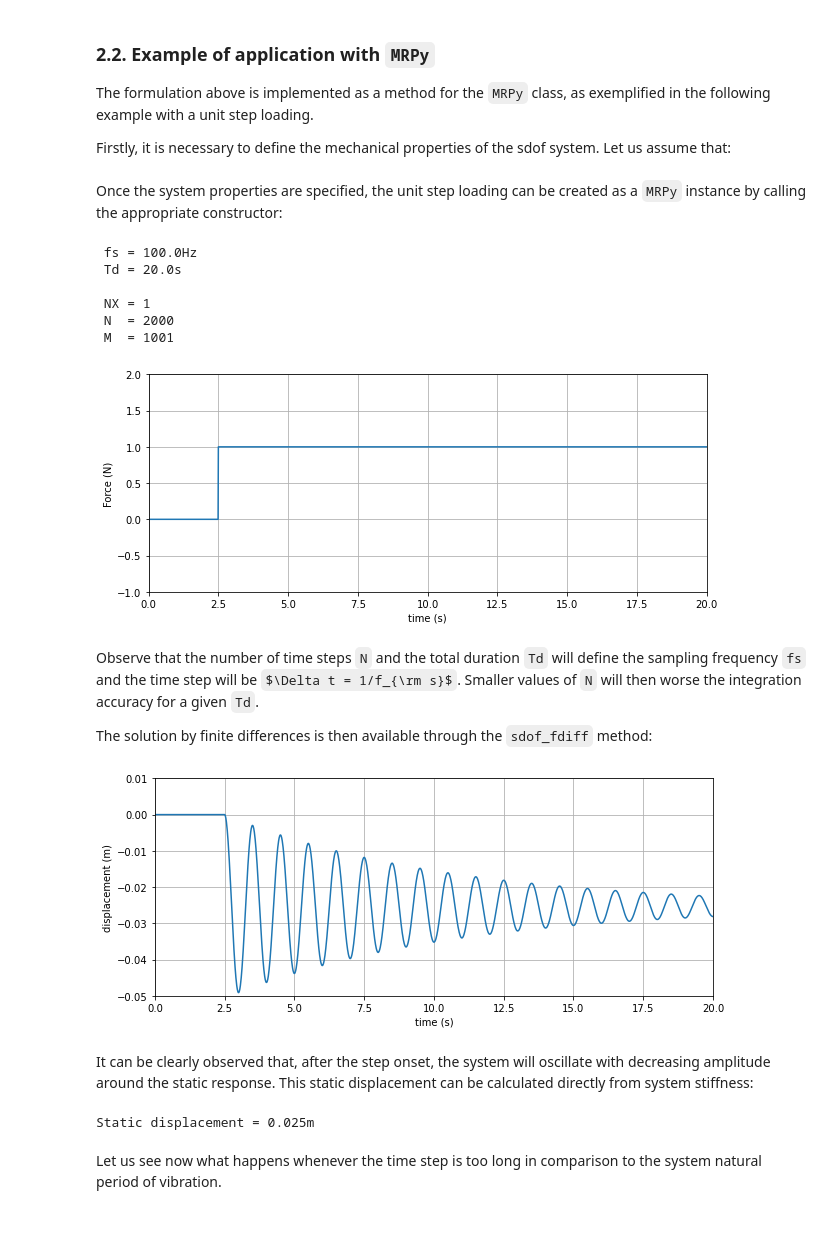
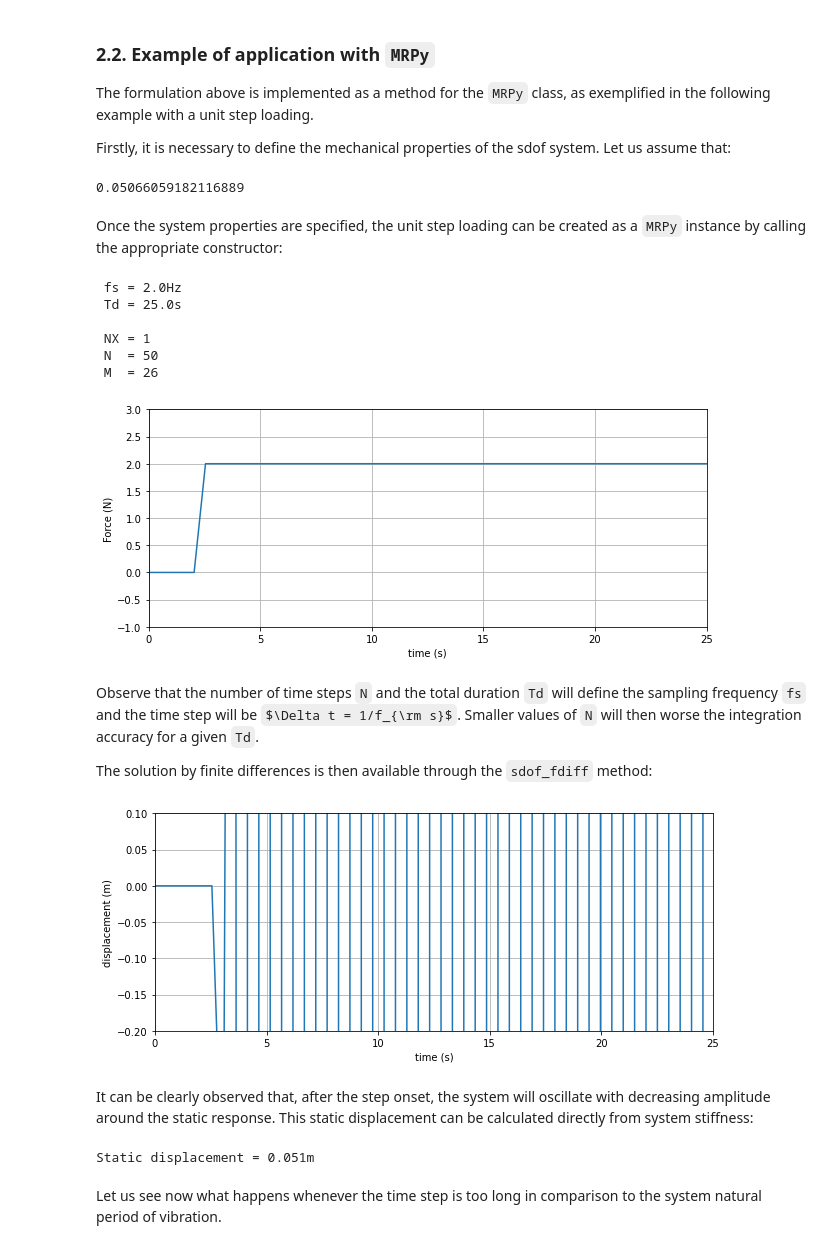
Before and after one commit to luizbergamin/PEC00025, a Jupyter notebook: Class_06_NumericalIntegration.ipynb, the cells around one changed output. Saved outputs shown, nothing was run; the diff lists cells and outputs as text; code cells hidden in the pictures; some formulas as TeX source.

````diff
--- a/Class_06_NumericalIntegration.ipynb
+++ b/Class_06_NumericalIntegration.ipynb
@@ -129,34 +129,42 @@ Let us assume that:
 m  = 1.0       # system mass in kg
 fn = 1.0       # natural frequency in Hz
 zt = 0.02      # damping as ratio of critical
+
+k = m*(2*np.pi*fn)**2    #rigidez
+
 u0 = 0.        # initial displacement
 v0 = 0.        # initial velocity
 
-F0 = 1.        # external force magnitude
+F0 = 2.        # external force magnitude
+ue = F0/k      #static
+
+print(ue)
+# %% [output]
+0.05066059182116889
 # %% [markdown]
 Once the system properties are specified, the unit step loading can be created as a ```MRPy```
 instance by calling the appropriate constructor:
 # %%
-H  = F0*MRPy.Heaviside(NX=1, N=2000, t0=2.5, Td=20)
+H  = F0*MRPy.Heaviside(NX=1, N=50, t0=2.5, fs=2)
 t  = H.t_axis()
 
 plt.figure(1, figsize=(10, 4), clear=True)
 plt.plot(t, H[0])
 
 plt.xlim(0, H.Td);   plt.xlabel('time (s)')
-plt.ylim(-1., 2.);   plt.ylabel('Force (N)')
+plt.ylim(-1., 3.);   plt.ylabel('Force (N)')
 
 plt.grid(True)
 
 H.printAttrib()
 # %% [output]
- fs = 100.0Hz
- Td = 20.0s
+ fs = 2.0Hz
+ Td = 25.0s
 
  NX = 1
- N  = 2000
- M  = 1001
+ N  = 50
+ M  = 26
-[figure, old version]
+[figure, new version]
 # %% [markdown]
 Observe that the number of time steps ```N``` and the total duration ```Td``` will define the
 sampling frequency ```fs``` and the time step will be $\Delta t = 1/f_{\rm s}$.
@@ -166,16 +174,16 @@
 # %%
 u_FD  = H.sdof_fdiff(fn, zt, u0, v0)/m
 t     = u_FD.t_axis()
 
 plt.figure(2, figsize=(10, 4), clear=True)
 plt.plot(t, -u_FD[0])
 
 plt.xlim(0., u_FD.Td);   plt.xlabel('time (s)')
-plt.ylim(-0.05, 0.01);   plt.ylabel('displacement (m)')
+plt.ylim(-0.2, 0.1);   plt.ylabel('displacement (m)')
 
 plt.grid(True)
 # %% [output]
-[figure, old version]
+[figure, new version]
 # %% [markdown]
 It can be clearly observed that, after the step onset, the system will oscillate
 with decreasing amplitude around the static response.
@@ -186,7 +194,7 @@ u_st = F0/k                   # displacement for maximum applied force (u = F/k)
 
 print('Static displacement = {0:0.3f}m'.format(u_st))
 # %% [output]
-Static displacement = 0.025m
+Static displacement = 0.051m
 # %% [markdown]
 Let us see now what happens whenever the time step is too long in comparison to the system
 natural period of vibration.
````
Also changed, not shown: parts of 3 cells of this notebook, 3 other files.
